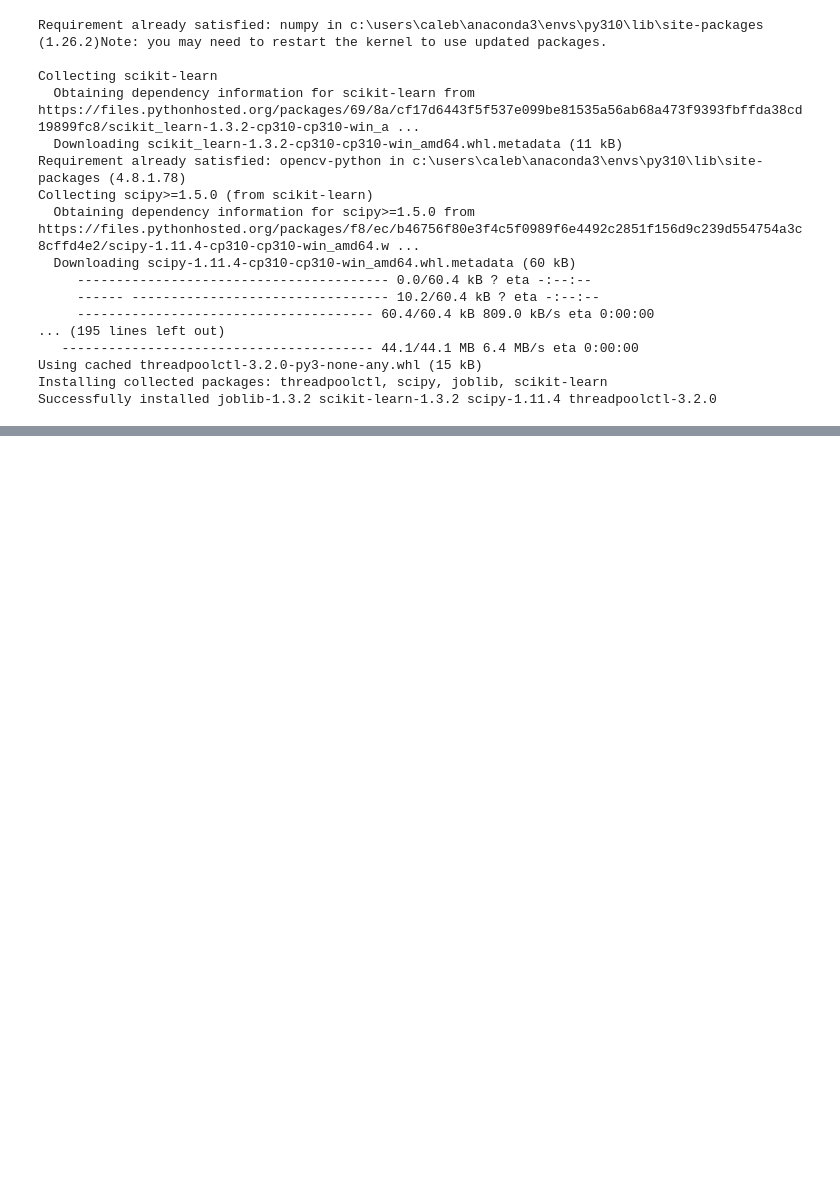
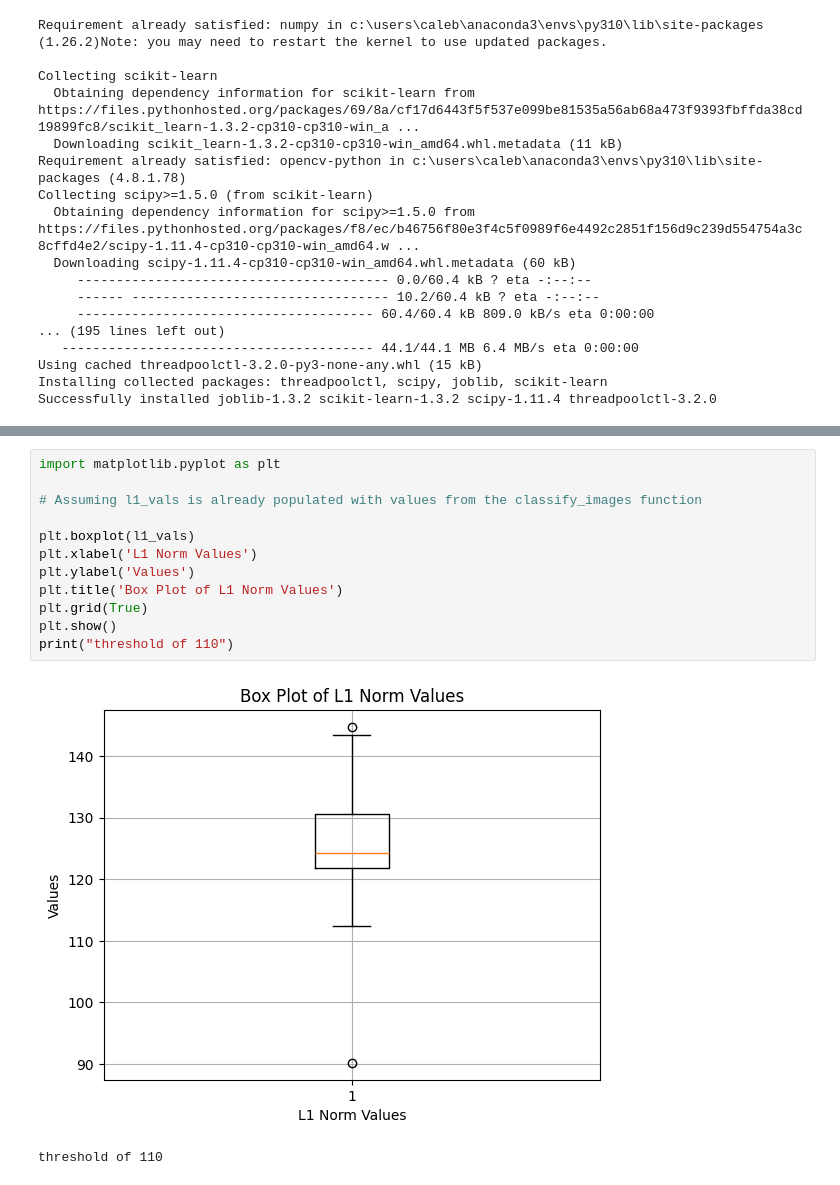
Before and after one commit to monkeygobah/cs415_final, a Jupyter notebook: caleb_analysis.ipynb, the cells around one changed output, grey strips where cells are left out. Saved outputs shown, nothing was run; the diff lists cells and outputs as text; blank space fills up the shorter version.

Commit message:
analysis of l1 values

```diff
--- a/caleb_analysis.ipynb
+++ b/caleb_analysis.ipynb
@@ -368,0 +364,15 @@ L1 Norm: 90.16860352818331
+# %%
+import matplotlib.pyplot as plt
+
+# Assuming l1_vals is already populated with values from the classify_images function
+
+plt.boxplot(l1_vals)
+plt.xlabel('L1 Norm Values')
+plt.ylabel('Values')
+plt.title('Box Plot of L1 Norm Values')
+plt.grid(True)
+plt.show()
+print("threshold of 110")
+# %% [output]
+[figure, added]
+threshold of 110
```
Also changed, not shown: parts of 3 cells of this notebook, 1 other file.
